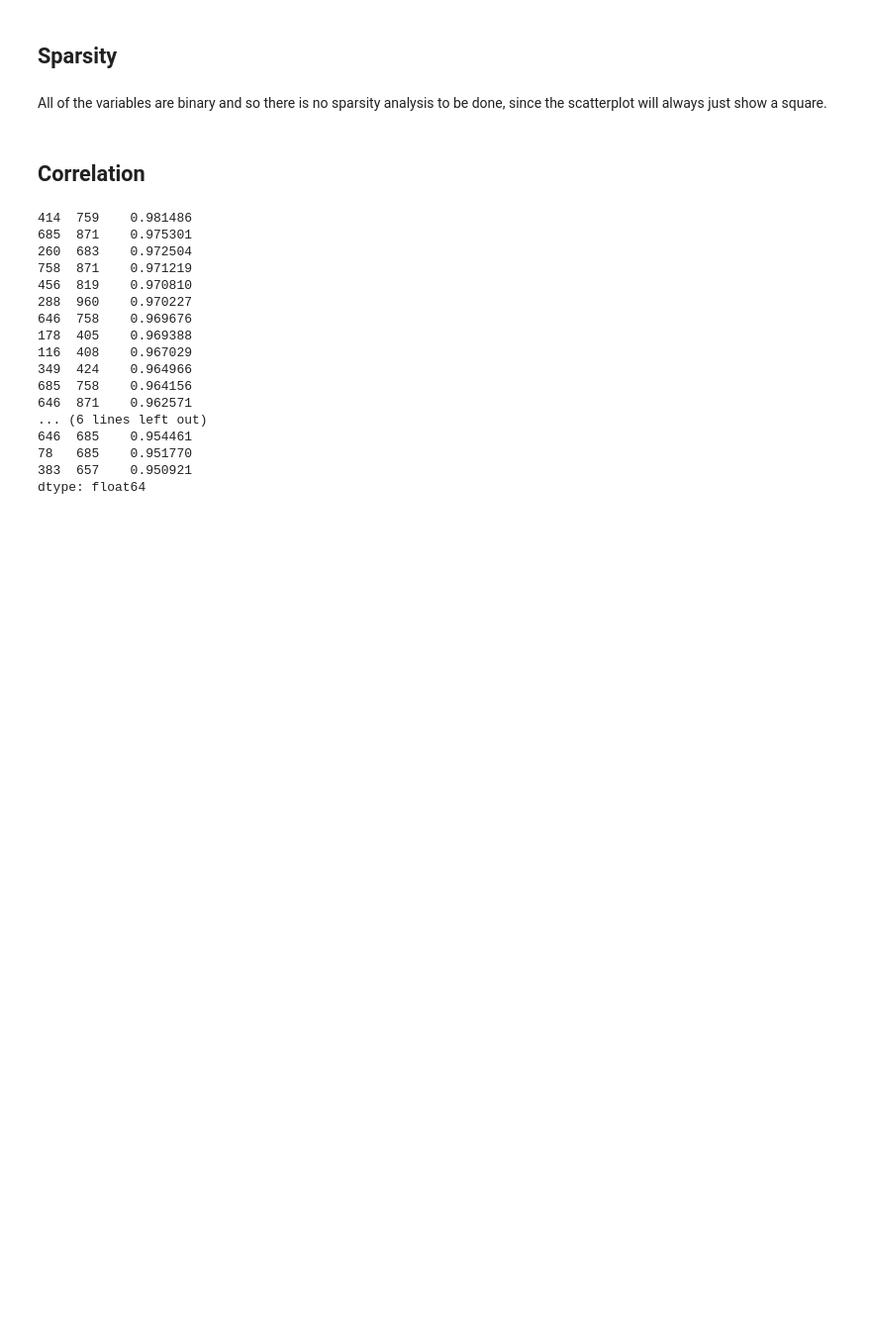
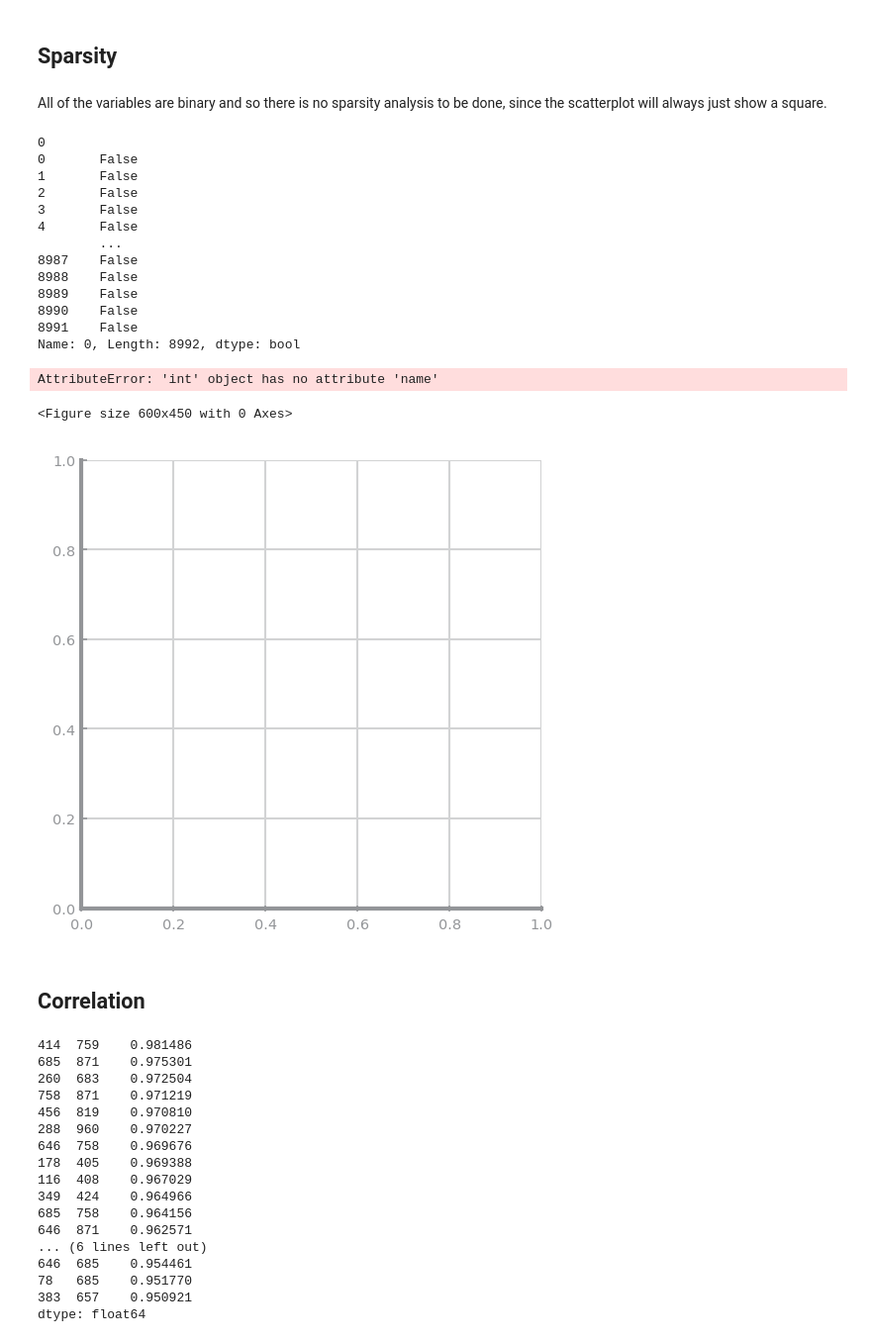
Before and after one commit to joaocmd/CD-Project, a Jupyter notebook: proj-1_lab2.ipynb, the cells around one changed output. Shown at 99% size. Drawn from its saved outputs; the diff is of its cells as text; code cells hidden in the pictures; blank space fills up the shorter version.

```diff
--- a/proj-1_lab2.ipynb
+++ b/proj-1_lab2.ipynb
@@ -41,6 +41,36 @@ plt.show()
 ## Sparsity
 # %% [markdown]
 All of the variables are binary and so there is no sparsity analysis to be done, since the scatterplot will always just show a square.
+# %%
+columns = t_data.select_dtypes(include='bool').columns
+plt.figure()
+fig, axs = plt.subplots(1, 1, figsize=(4, 4), squeeze=False)
+var1 = columns[0]
+var2 = columns[1]
+print(var1)
+print(t_data[var1])
+axs[0, 0].set_title("%s x %s"%(var1.name,var2.name))
+axs[0, 0].set_xlabel(var1.name)
+axs[0, 0].set_ylabel(var2.name)
+axs[0, 0].scatter(t_data[var1], t_data[var2])
+plt.show()
+# %% [output]
+0
+0       False
+1       False
+2       False
+3       False
+4       False
+        ...
+8987    False
+8988    False
+8989    False
+8990    False
+8991    False
+Name: 0, Length: 8992, dtype: bool
+AttributeError: 'int' object has no attribute 'name'
+<Figure size 600x450 with 0 Axes>
+[figure, added]
 # %% [markdown]
 ## Correlation
 # %%
```
